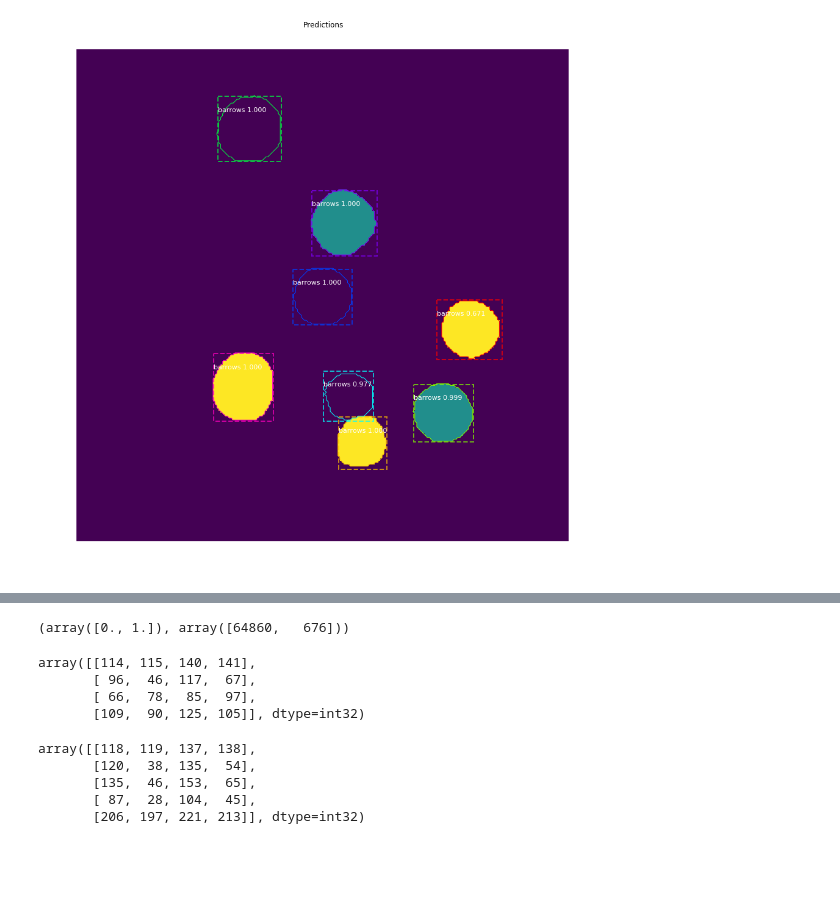
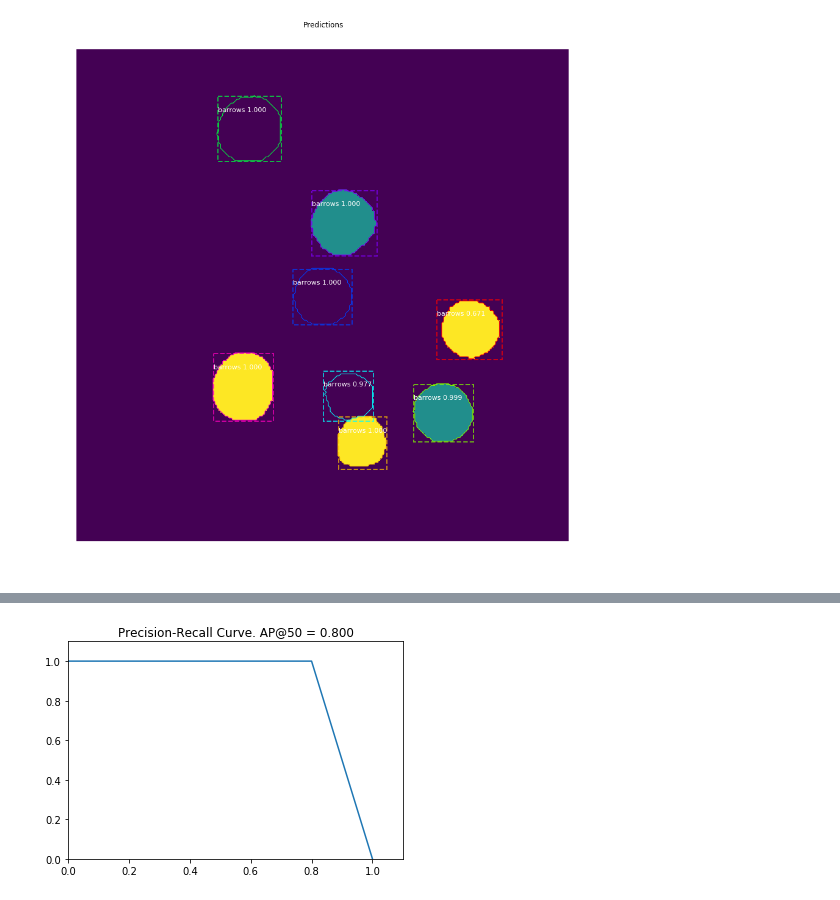
Before and after one commit to jtpils/mask-rcnn, a Jupyter notebook: MASK_DTM.ipynb, the cells around one changed output, grey strips where cells are left out. Cells and saved outputs as stored; diff of their text form; code cells hidden in the pictures; blank space fills up the shorter version.

```diff
--- a/MASK_DTM.ipynb
+++ b/MASK_DTM.ipynb
@@ -22,13 +27,16 @@ class InferenceConfig(harz.HarzConfig):
     GPU_COUNT = 1
     IMAGES_PER_GPU = 1
     DETECTION_MIN_CONFIDENCE = 0.5
+    IMAGE_RESIZE_MODE = "square"
+    IMAGE_MIN_DIM = 512
+    IMAGE_MAX_DIM = 512
 config = InferenceConfig()
 
 model = modellib.MaskRCNN(mode="inference", config=config,
                                   model_dir='./log')
-weights_path=r'.\log\bombmeilerbarrow\mask_rcnn_harz_0300.h5'
+weights_path=r'./log/bombmeilerbarrow/mask_rcnn_harz_0300.h5'
 model.load_weights(weights_path, by_name=True)
-images = glob(r'..\data\bomb_meiler_barrow_mrcnn\validation\x\*.tif')
+images = glob(r'../data/bomb_meiler_barrow_mrcnn/validation/x/*.tif')
 my_im=images[0]
 r = harz.detect_and_color_splash(model, my_im)
 from src import my_utils as ut
@@ -338,8 +116,3 @@ image.max()
-# %%
-image = ut.read_tif('/notebooks/tmp/data/new_mrcnn_data/validation/x/2801.tif')
-# %%
-image = (image - image.min()) / (image.max() - image.min())
-image = np.expand_dims(image,-1)
 # %%
 results = model.detect([image], verbose=1)
 # %% [output]
@@ -405,2 +150,0 @@ shape:  (256, 256, 1)
-# %%
-r = harz.detect_and_color_splash(model, images[0])
@@ -447,4 +150,0 @@ for i in range(len(r2['scores'])):
-# %%
-np.unique(out[0],return_counts=True)
-# %% [output]
-(array([0., 1.]), array([64860,   676]))
@@ -453,15 +150,0 @@ import src.my_utils as ut
-# %%
-r['rois']
-# %% [output]
-array([[114, 115, 140, 141],
-       [ 96,  46, 117,  67],
-       [ 66,  78,  85,  97],
-       [109,  90, 125, 105]], dtype=int32)
-# %%
-r2['rois']
-# %% [output]
-array([[118, 119, 137, 138],
-       [120,  38, 135,  54],
-       [135,  46, 153,  65],
-       [ 87,  28, 104,  45],
-       [206, 197, 221, 213]], dtype=int32)
@@ -470,0 +151,6 @@ for i in range(5):
+# %%
+AP, precisions, recalls, overlaps = utils.compute_ap(gt_bbox, gt_class_id, gt_mask,
+                                          r['rois'], r['class_ids'], r['scores'], r['masks'])
+visualize.plot_precision_recall(AP, precisions, recalls)
+# %% [output]
+[figure, added]
```
Also changed, not shown: parts of 64 cells of this notebook, 18 other files.
